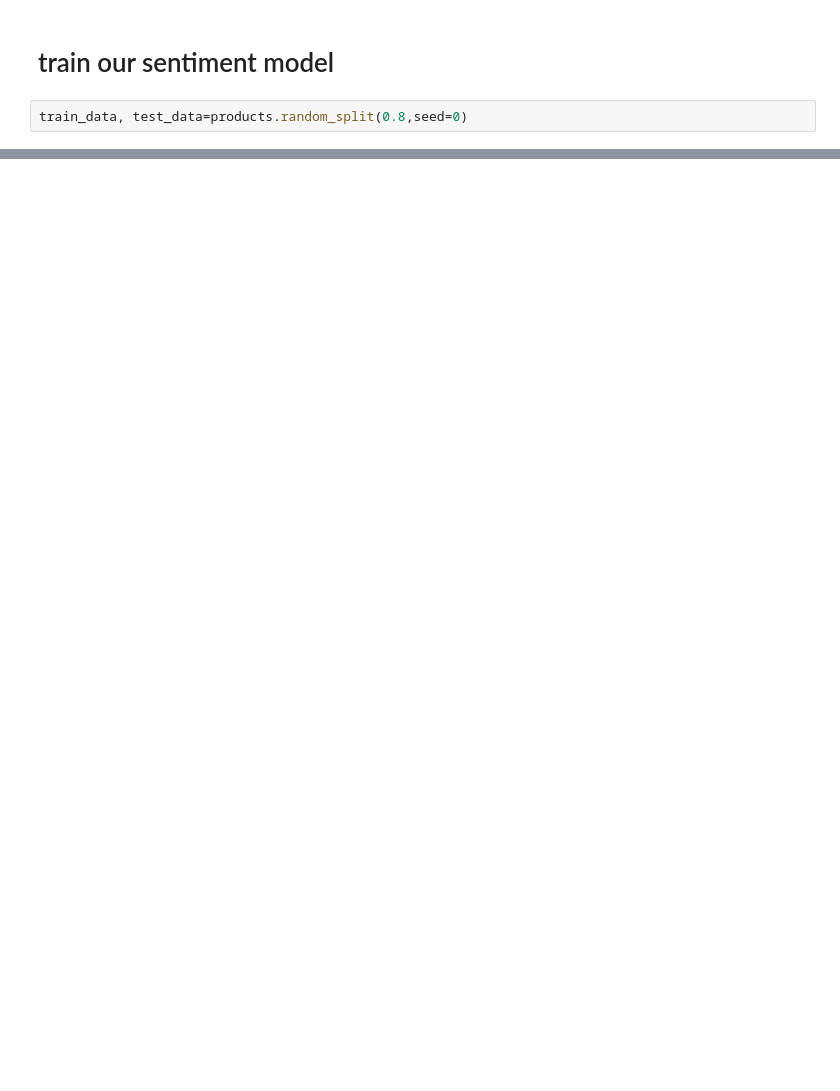
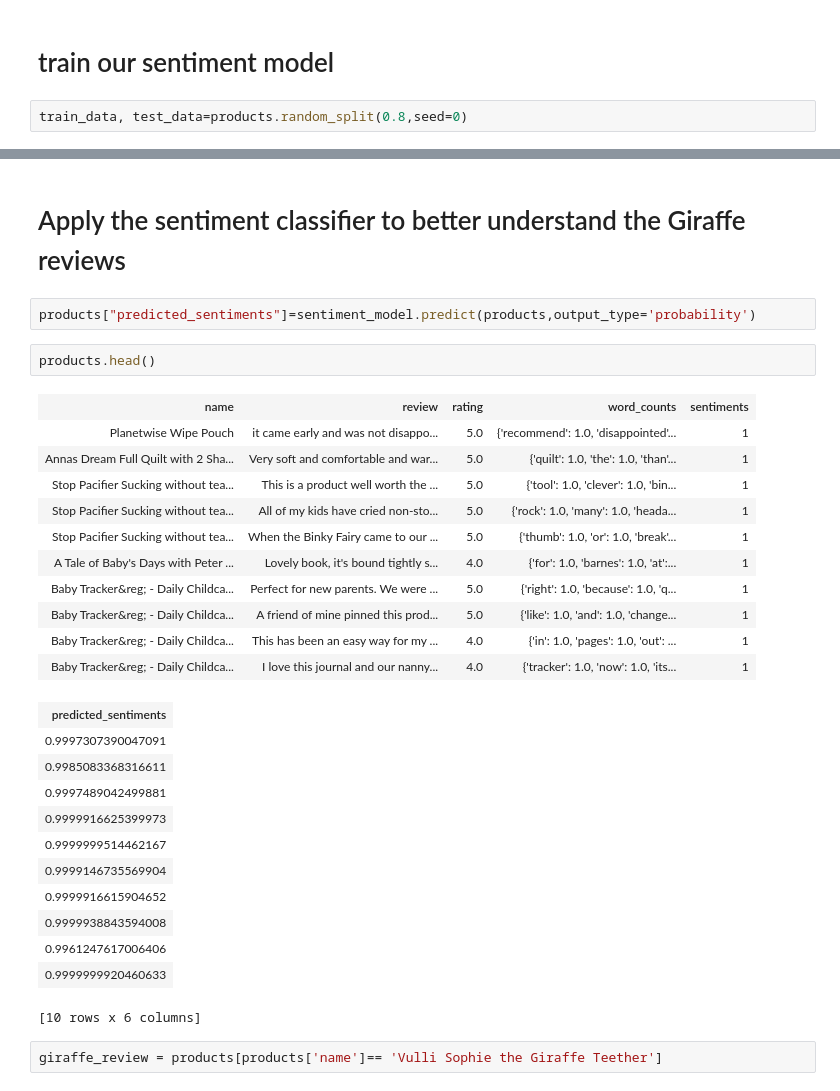
Before and after one commit to hamdiJarboui/classification_sentiments_analysis, a Jupyter notebook: sentiment_analysis_script .ipynb, the cells around one changed output, grey strips where cells are left out. Drawn from its saved outputs; the diff is of its cells as text; blank space fills up the shorter version.

```diff
--- a/sentiment_analysis_script .ipynb
+++ b/sentiment_analysis_script .ipynb
@@ -126,0 +139,32 @@ TypeError: can only concatenate str (not "list") to str
+# %% [markdown]
+# Apply the sentiment classifier to better understand the Giraffe reviews
+# %%
+products["predicted_sentiments"]=sentiment_model.predict(products,output_type='probability')
+# %%
+products.head()
+# %% [output]
+| name | review | rating | word_counts | sentiments |
+| Planetwise Wipe Pouch | it came early and was not disappo... | 5.0 | {'recommend': 1.0, 'disappointed'... | 1 |
+| Annas Dream Full Quilt with 2 Sha... | Very soft and comfortable and war... | 5.0 | {'quilt': 1.0, 'the': 1.0, 'than'... | 1 |
+| Stop Pacifier Sucking without tea... | This is a product well worth the ... | 5.0 | {'tool': 1.0, 'clever': 1.0, 'bin... | 1 |
+| Stop Pacifier Sucking without tea... | All of my kids have cried non-sto... | 5.0 | {'rock': 1.0, 'many': 1.0, 'heada... | 1 |
+| Stop Pacifier Sucking without tea... | When the Binky Fairy came to our ... | 5.0 | {'thumb': 1.0, 'or': 1.0, 'break'... | 1 |
+| A Tale of Baby's Days with Peter ... | Lovely book, it's bound tightly s... | 4.0 | {'for': 1.0, 'barnes': 1.0, 'at':... | 1 |
+| Baby Tracker&reg; - Daily Childca... | Perfect for new parents. We were ... | 5.0 | {'right': 1.0, 'because': 1.0, 'q... | 1 |
+| Baby Tracker&reg; - Daily Childca... | A friend of mine pinned this prod... | 5.0 | {'like': 1.0, 'and': 1.0, 'change... | 1 |
+| Baby Tracker&reg; - Daily Childca... | This has been an easy way for my ... | 4.0 | {'in': 1.0, 'pages': 1.0, 'out': ... | 1 |
+| Baby Tracker&reg; - Daily Childca... | I love this journal and our nanny... | 4.0 | {'tracker': 1.0, 'now': 1.0, 'its... | 1 |
+| predicted_sentiments |
+| 0.9997307390047091 |
+| 0.9985083368316611 |
+| 0.9997489042499881 |
+| 0.9999916625399973 |
+| 0.9999999514462167 |
+| 0.9999146735569904 |
+| 0.9999916615904652 |
+| 0.9999938843594008 |
+| 0.9961247617006406 |
+| 0.9999999920460633 |
+[10 rows x 6 columns]
+# %%
+giraffe_review = products[products['name']== 'Vulli Sophie the Giraffe Teether']
```
Also changed, not shown: parts of 9 cells of this notebook.
